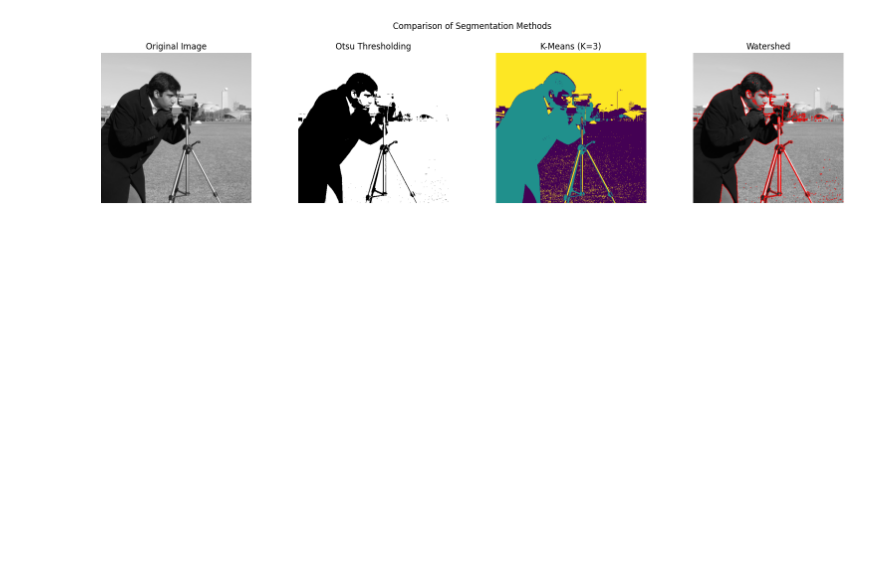
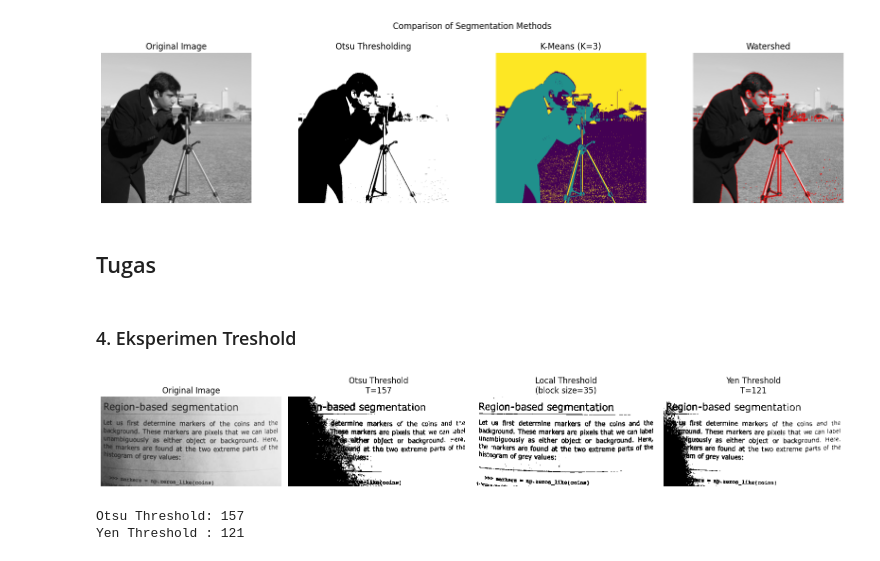
Before and after one commit to Adriansyah67/PengolahanCitra_TI-2A_Adriansyah_A, a Jupyter notebook: Jobsheet_4_Pengolahan_Citra_TI_2A_Adriansyah_A.ipynb, the cells around one changed output. Drawn from its saved outputs; the diff is of its cells as text; code cells hidden in the pictures; blank space fills up the shorter version.

Commit message:
Done with tugas 👍

```diff
--- a/Jobsheet_4_Pengolahan_Citra_TI_2A_Adriansyah_A.ipynb
+++ b/Jobsheet_4_Pengolahan_Citra_TI_2A_Adriansyah_A.ipynb
@@ -267,3 +269,59 @@ plt.tight_layout(rect=[0, 0.03, 1, 0.95])
 plt.show()
 # %% [output]
 [figure]
+# %% [markdown]
+## Tugas
+# %% [markdown]
+### 4. Eksperimen Treshold
+# %%
+import matplotlib.pyplot as plt
+from skimage import data, filters
+from skimage.color import rgb2gray
+from skimage.filters import threshold_otsu, threshold_local, threshold_yen
+
+# 1. Ambil citra 'page' dari skimage.data
+image = data.page()  # Sudah grayscale
+
+# 2. Otsu Thresholding
+thresh_otsu = threshold_otsu(image)
+binary_otsu = image > thresh_otsu
+
+# 3. Local Thresholding
+block_size = 35  # Ukuran jendela lokal
+local_thresh = threshold_local(image, block_size, offset=10)
+binary_local = image > local_thresh
+
+# 4. Yen Thresholding
+thresh_yen = threshold_yen(image)
+binary_yen = image > thresh_yen
+
+# 5. Visualisasi hasil
+fig, axes = plt.subplots(ncols=4, figsize=(16, 4))
+ax = axes.ravel()
+
+ax[0].imshow(image, cmap='gray')
+ax[0].set_title('Original Image')
+ax[0].axis('off')
+
+ax[1].imshow(binary_otsu, cmap='gray')
+ax[1].set_title(f"Otsu Threshold\nT={thresh_otsu}")
+ax[1].axis('off')
+
+ax[2].imshow(binary_local, cmap='gray')
+ax[2].set_title(f"Local Threshold\n(block size={block_size})")
+ax[2].axis('off')
+
+ax[3].imshow(binary_yen, cmap='gray')
+ax[3].set_title(f"Yen Threshold\nT={thresh_yen}")
+ax[3].axis('off')
+
+plt.tight_layout()
+plt.show()
+
+# Cetak nilai threshold
+print(f"Otsu Threshold: {thresh_otsu}")
+print(f"Yen Threshold : {thresh_yen}")
+# %% [output]
+[figure, added]
+Otsu Threshold: 157
+Yen Threshold : 121
```
Also changed, not shown: parts of 7 cells of this notebook.
